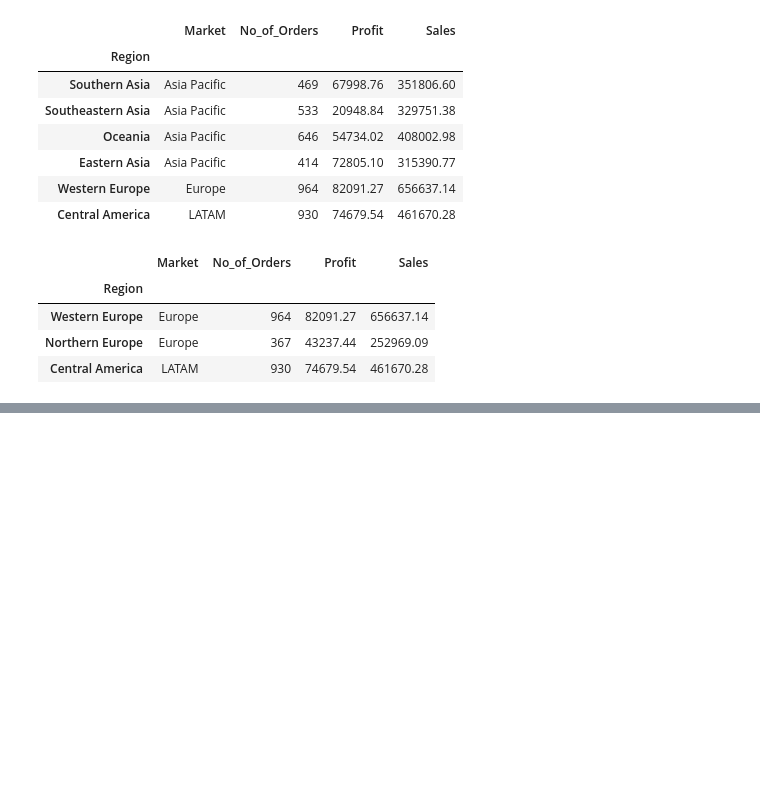
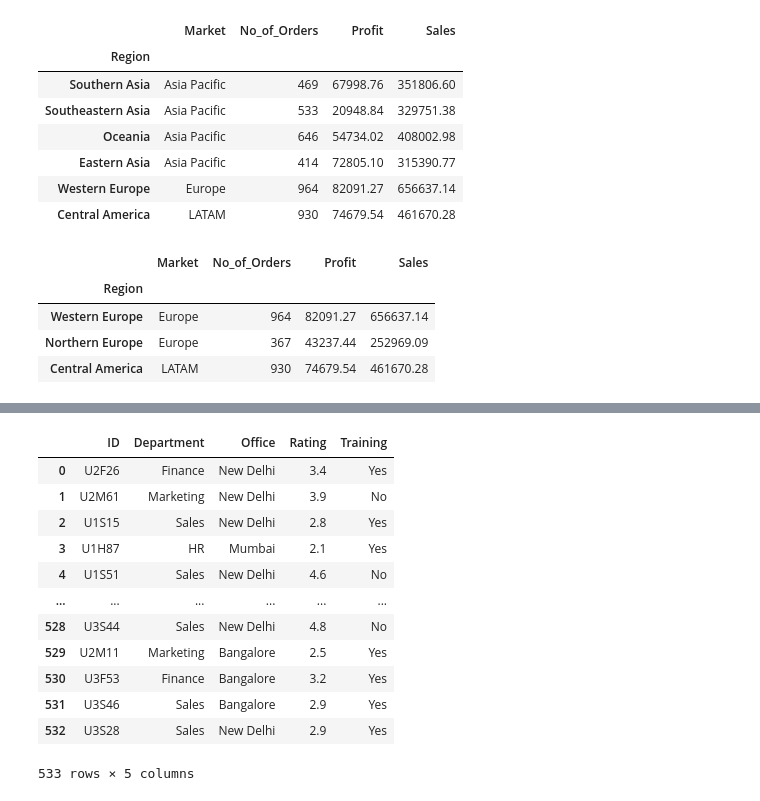
Before and after one commit to AsifVirani5/Project_Pandas_Codes, a Jupyter notebook: Pandas_Interview_Questions.ipynb, the cells around one changed output, grey strips where cells are left out. Drawn from its saved outputs; the diff is of its cells as text; code cells hidden in the pictures; blank space fills up the shorter version.

```diff
--- a/Pandas_Interview_Questions.ipynb
+++ b/Pandas_Interview_Questions.ipynb
@@ -621,0 +766,2 @@ df[ (df["Market"].isin(["LATAM", "Europe"])) & (df["Sales"]> 250000) ] # Display
+# %%
+df = pd.read_csv("rating.csv", header = 0)
@@ -621,0 +793,18 @@ df[ (df["Market"].isin(["LATAM", "Europe"])) & (df["Sales"]> 250000) ] # Display
+# %%
+df["Training"] = df["Rating"].apply(lambda x: "Yes" if x < 3.5 else "No") # Apply the lambda function to the Rating column
+# %%
+df
+# %% [output]
+|  | ID | Department | Office | Rating | Training |
+| 0 | U2F26 | Finance | New Delhi | 3.4 | Yes |
+| 1 | U2M61 | Marketing | New Delhi | 3.9 | No |
+| 2 | U1S15 | Sales | New Delhi | 2.8 | Yes |
+| 3 | U1H87 | HR | Mumbai | 2.1 | Yes |
+| 4 | U1S51 | Sales | New Delhi | 4.6 | No |
+| ... | ... | ... | ... | ... | ... |
+| 528 | U3S44 | Sales | New Delhi | 4.8 | No |
+| 529 | U2M11 | Marketing | Bangalore | 2.5 | Yes |
+| 530 | U3F53 | Finance | Bangalore | 3.2 | Yes |
+| 531 | U3S46 | Sales | Bangalore | 2.9 | Yes |
+| 532 | U3S28 | Sales | New Delhi | 2.9 | Yes |
+533 rows × 5 columns
```
Also changed, not shown: parts of 21 cells of this notebook, 4 other files.
